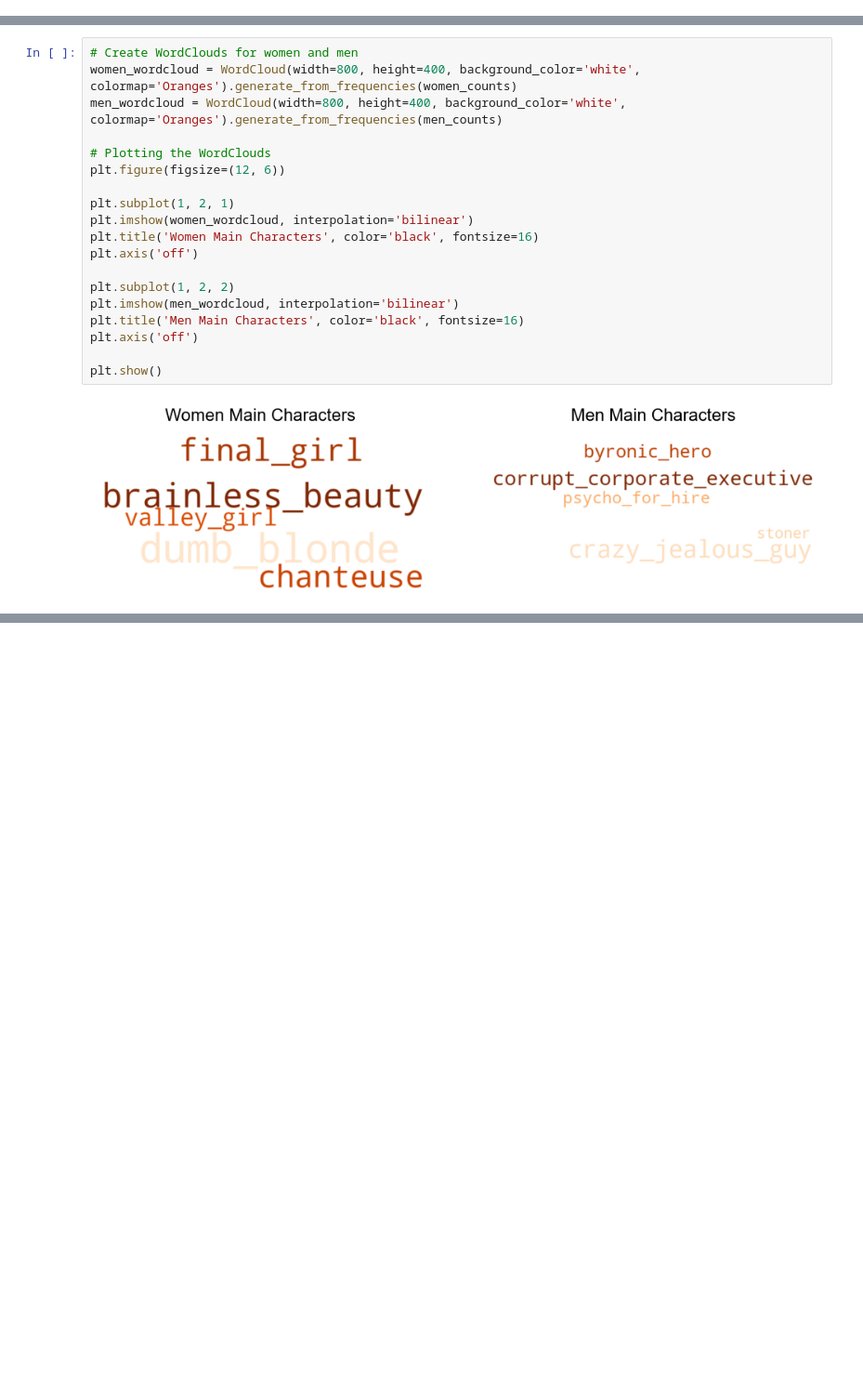
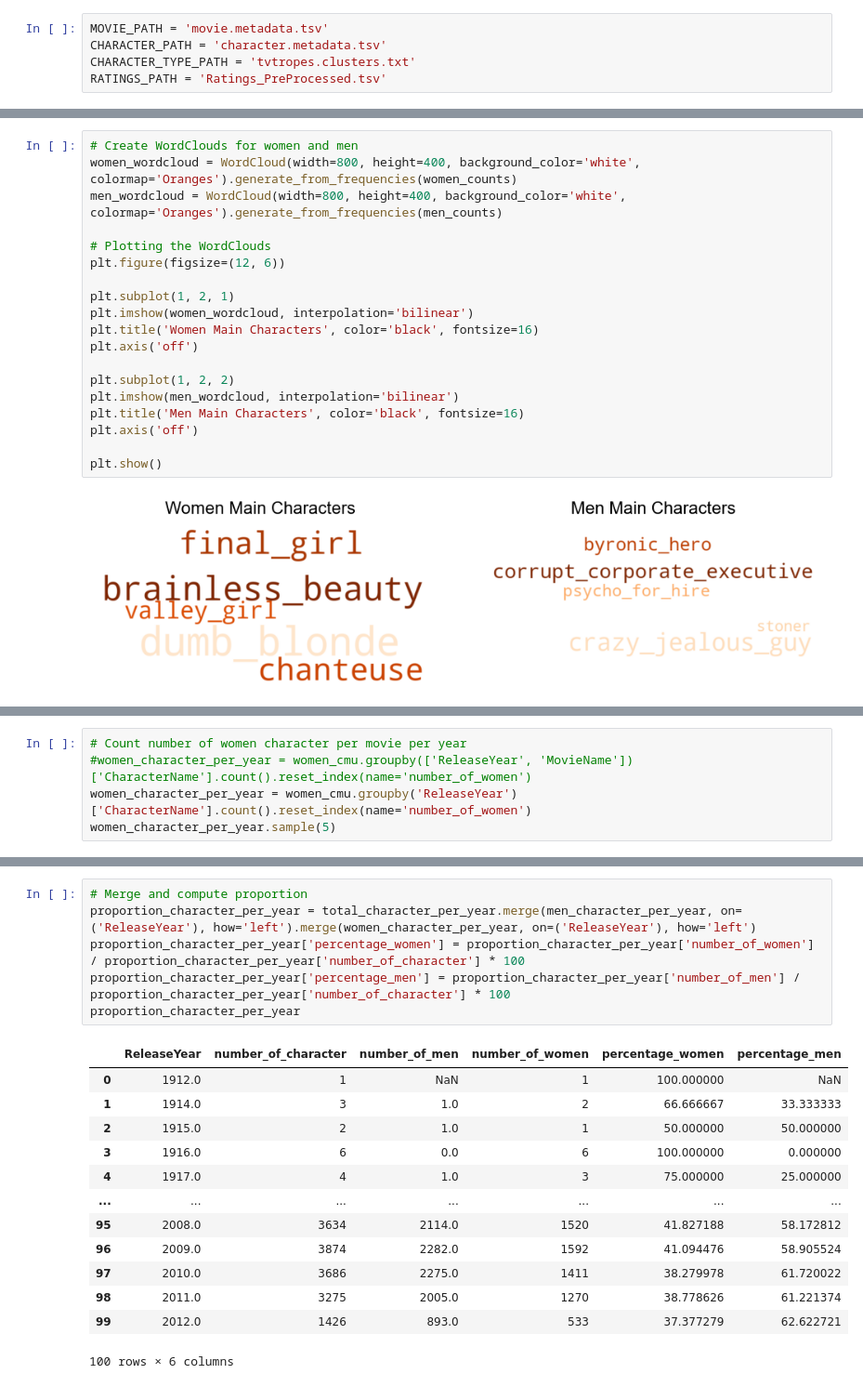
Before and after one commit to epfl-ada/ada-2023-project-teamcajare2023, a Jupyter notebook: P2.ipynb, the cells around one changed output, grey strips where cells are left out. Shown at 93% size. Cells and saved outputs as stored; diff of their text form; blank space fills up the shorter version.

```diff
--- a/P2.ipynb
+++ b/P2.ipynb
@@ -20,6 +20,11 @@ MOVIE_PATH = os.path.join(DATA_PATH, 'movie.metadata.tsv')
 CHARACTER_PATH = os.path.join(DATA_PATH, 'character.metadata.tsv')
 CHARACTER_TYPE_PATH = os.path.join(DATA_PATH, 'tvtropes.clusters.txt')
 RATINGS_PATH = os.path.join(current_directory, 'Ratings_PreProcessed.tsv')
+# %%
+MOVIE_PATH = 'movie.metadata.tsv'
+CHARACTER_PATH = 'character.metadata.tsv'
+CHARACTER_TYPE_PATH = 'tvtropes.clusters.txt'
+RATINGS_PATH = 'Ratings_PreProcessed.tsv'
 # %%
 def convert_date(date_string):
     """
@@ -574,0 +585,5 @@ plt.show()
+# %%
+# Count number of women character per movie per year
+#women_character_per_year = women_cmu.groupby(['ReleaseYear', 'MovieName'])['CharacterName'].count().reset_index(name='number_of_women')
+women_character_per_year = women_cmu.groupby('ReleaseYear')['CharacterName'].count().reset_index(name='number_of_women')
+women_character_per_year.sample(5)
@@ -574,0 +621,20 @@ plt.show()
+# %%
+# Merge and compute proportion
+proportion_character_per_year = total_character_per_year.merge(men_character_per_year, on=('ReleaseYear'), how='left').merge(women_character_per_year, on=('ReleaseYear'), how='left')
+proportion_character_per_year['percentage_women'] = proportion_character_per_year['number_of_women'] / proportion_character_per_year['number_of_character'] * 100
+proportion_character_per_year['percentage_men'] = proportion_character_per_year['number_of_men'] / proportion_character_per_year['number_of_character'] * 100
+proportion_character_per_year
+# %% [output]
+|  | ReleaseYear | number_of_character | number_of_men | number_of_women | percentage_women | percentage_men |
+| 0 | 1912.0 | 1 | NaN | 1 | 100.000000 | NaN |
+| 1 | 1914.0 | 3 | 1.0 | 2 | 66.666667 | 33.333333 |
+| 2 | 1915.0 | 2 | 1.0 | 1 | 50.000000 | 50.000000 |
+| 3 | 1916.0 | 6 | 0.0 | 6 | 100.000000 | 0.000000 |
+| 4 | 1917.0 | 4 | 1.0 | 3 | 75.000000 | 25.000000 |
+| ... | ... | ... | ... | ... | ... | ... |
+| 95 | 2008.0 | 3634 | 2114.0 | 1520 | 41.827188 | 58.172812 |
+| 96 | 2009.0 | 3874 | 2282.0 | 1592 | 41.094476 | 58.905524 |
+| 97 | 2010.0 | 3686 | 2275.0 | 1411 | 38.279978 | 61.720022 |
+| 98 | 2011.0 | 3275 | 2005.0 | 1270 | 38.778626 | 61.221374 |
+| 99 | 2012.0 | 1426 | 893.0 | 533 | 37.377279 | 62.622721 |
+100 rows × 6 columns
```
Also changed, not shown: parts of 13 cells of this notebook, 1 other file.
